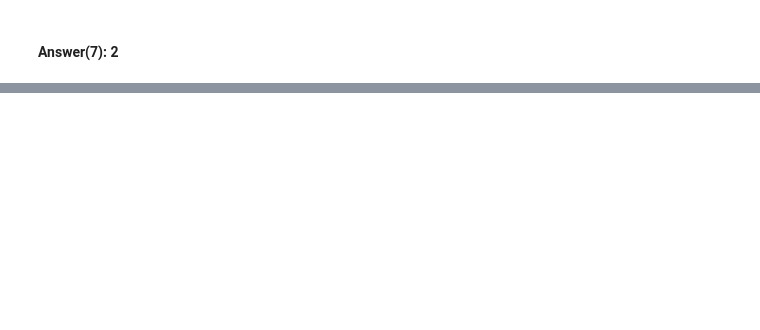
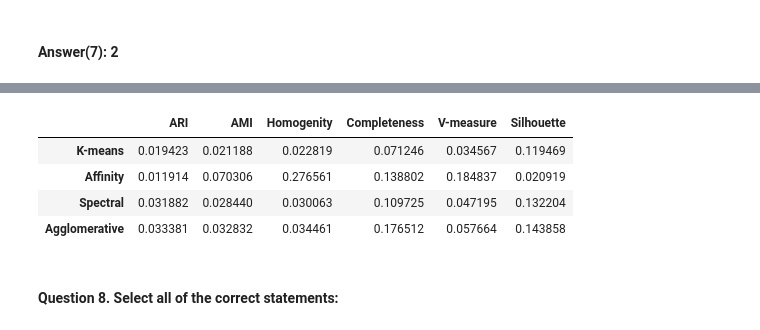
Before and after one commit to AndrewTrefilov/my-journey-to-ml-starts-here, a Jupyter notebook: Assignment#7.ipynb, the cells around one changed output, grey strips where cells are left out. Drawn from its saved outputs; the diff is of its cells as text; code cells hidden in the pictures; blank space fills up the shorter version.

```diff
--- a/Assignment#7.ipynb
+++ b/Assignment#7.ipynb
@@ -335,0 +378,41 @@ In this case, we are looking for the most significant curve fracture on the Clus
+# %%
+from sklearn import metrics
+from sklearn.cluster import KMeans, AgglomerativeClustering, AffinityPropagation, SpectralClustering
+
+
+
+X, y = lfw_people.data, lfw_people.target
+
+algorithms = []
+algorithms.append(KMeans(n_clusters=2, random_state=1))
+algorithms.append(AffinityPropagation())
+algorithms.append(SpectralClustering(n_clusters=2, random_state=1,
+                                     affinity='nearest_neighbors'))
+algorithms.append(AgglomerativeClustering(n_clusters=2))
+
+data = []
+for algo in algorithms:
+    algo.fit(X)
+    data.append(({
+        'ARI': metrics.adjusted_rand_score(y, algo.labels_),
+        'AMI': metrics.adjusted_mutual_info_score(y, algo.labels_),
+        'Homogenity': metrics.homogeneity_score(y, algo.labels_),
+        'Completeness': metrics.completeness_score(y, algo.labels_),
+        'V-measure': metrics.v_measure_score(y, algo.labels_),
+        'Silhouette': metrics.silhouette_score(X, algo.labels_)}))
+
+results = pd.DataFrame(data=data, columns=['ARI', 'AMI', 'Homogenity',
+                                           'Completeness', 'V-measure',
+                                           'Silhouette'],
+                       index=['K-means', 'Affinity',
+                              'Spectral', 'Agglomerative'])
+
+results
+# %% [output]
+|  | ARI | AMI | Homogenity | Completeness | V-measure | Silhouette |
+| K-means | 0.019423 | 0.021188 | 0.022819 | 0.071246 | 0.034567 | 0.119469 |
+| Affinity | 0.011914 | 0.070306 | 0.276561 | 0.138802 | 0.184837 | 0.020919 |
+| Spectral | 0.031882 | 0.028440 | 0.030063 | 0.109725 | 0.047195 | 0.132204 |
+| Agglomerative | 0.033381 | 0.032832 | 0.034461 | 0.176512 | 0.057664 | 0.143858 |
+# %% [markdown]
+#### Question 8. Select all of the correct statements:
```
Also changed, not shown: parts of 18 cells of this notebook.
